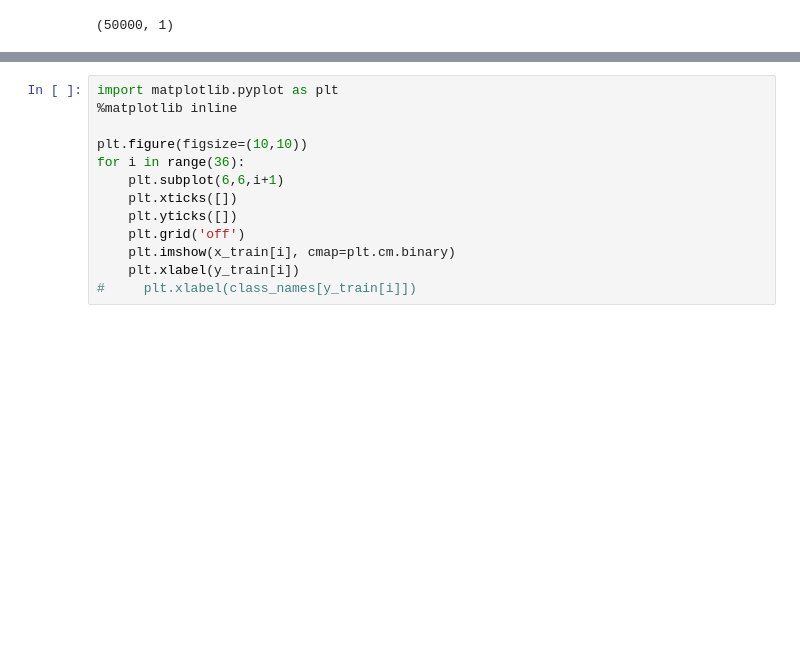
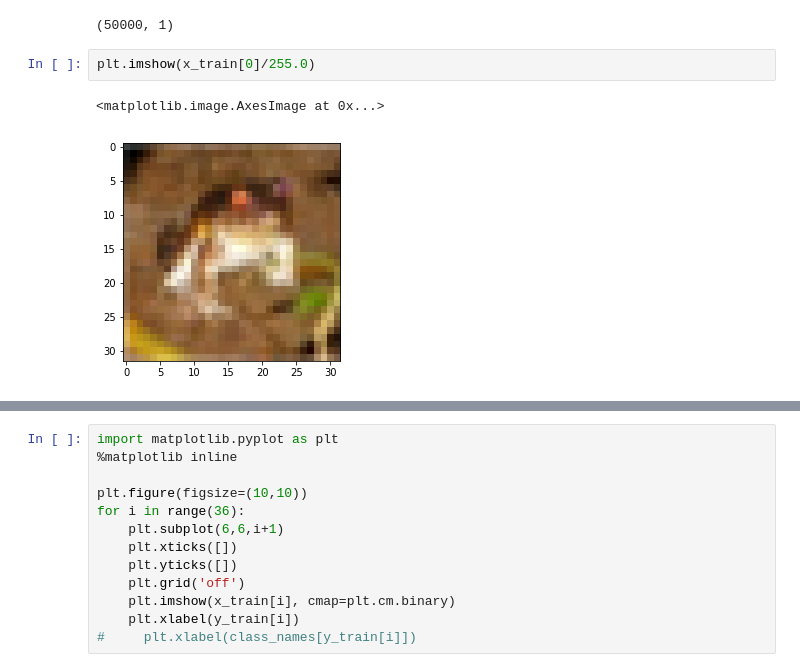
Before and after one commit to arpit620/deep_learning, a Jupyter notebook: data_manipulation/image_notebooks/CIFAR10 Images.ipynb, the cells around one changed output, grey strips where cells are left out. Drawn from its saved outputs; the diff is of its cells as text; blank space fills up the shorter version.

```diff
--- a/data_manipulation/image_notebooks/CIFAR10 Images.ipynb
+++ b/data_manipulation/image_notebooks/CIFAR10 Images.ipynb
@@ -34,3 +34,8 @@ plt.gca().grid(False)
 y_train.shape
 # %% [output]
 (50000, 1)
+# %%
+plt.imshow(x_train[0]/255.0)
+# %% [output]
+<matplotlib.image.AxesImage at 0x...>
+[figure, added]
```
Also changed, not shown: parts of 3 cells of this notebook, 1 other file.
